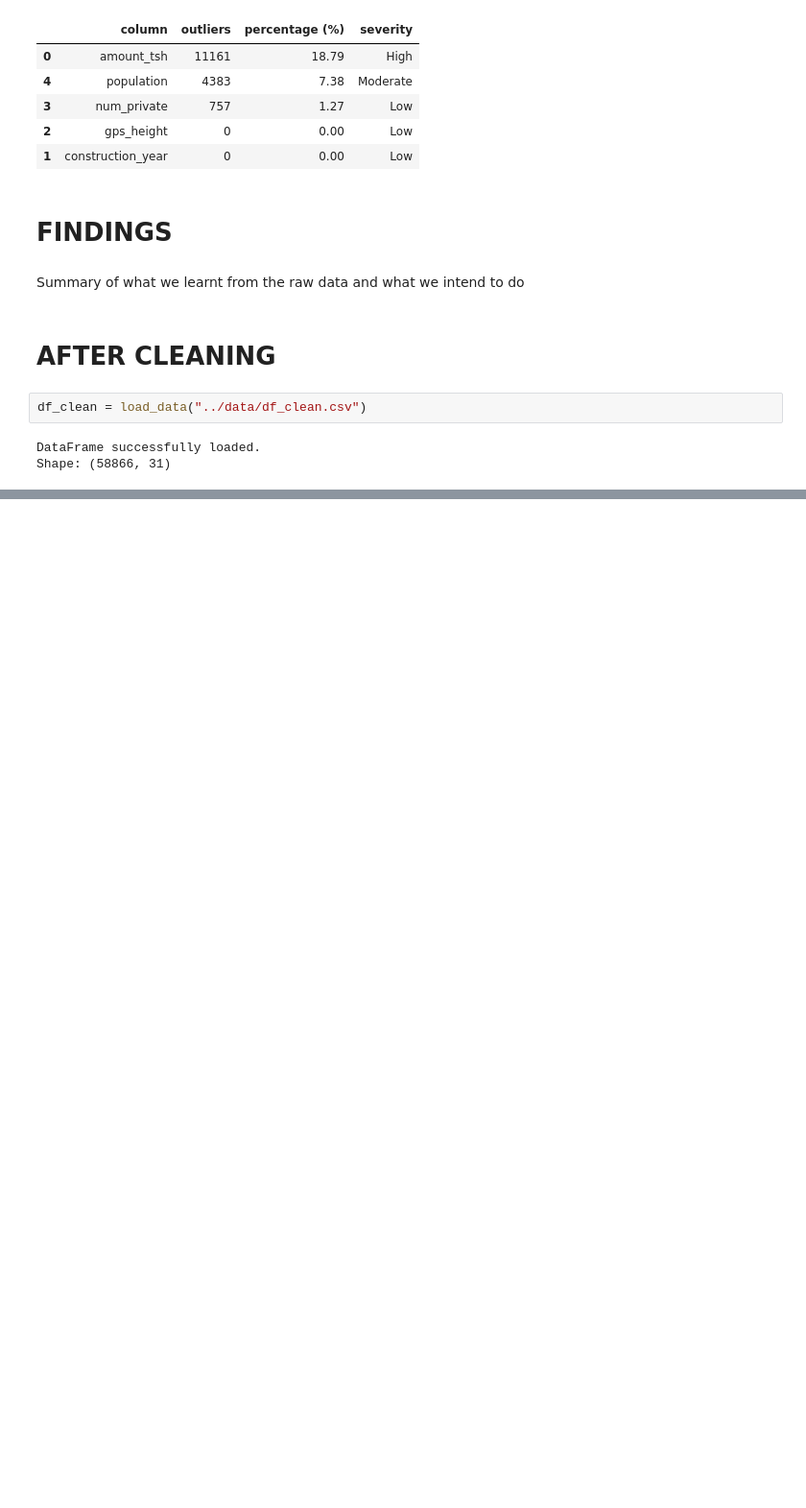
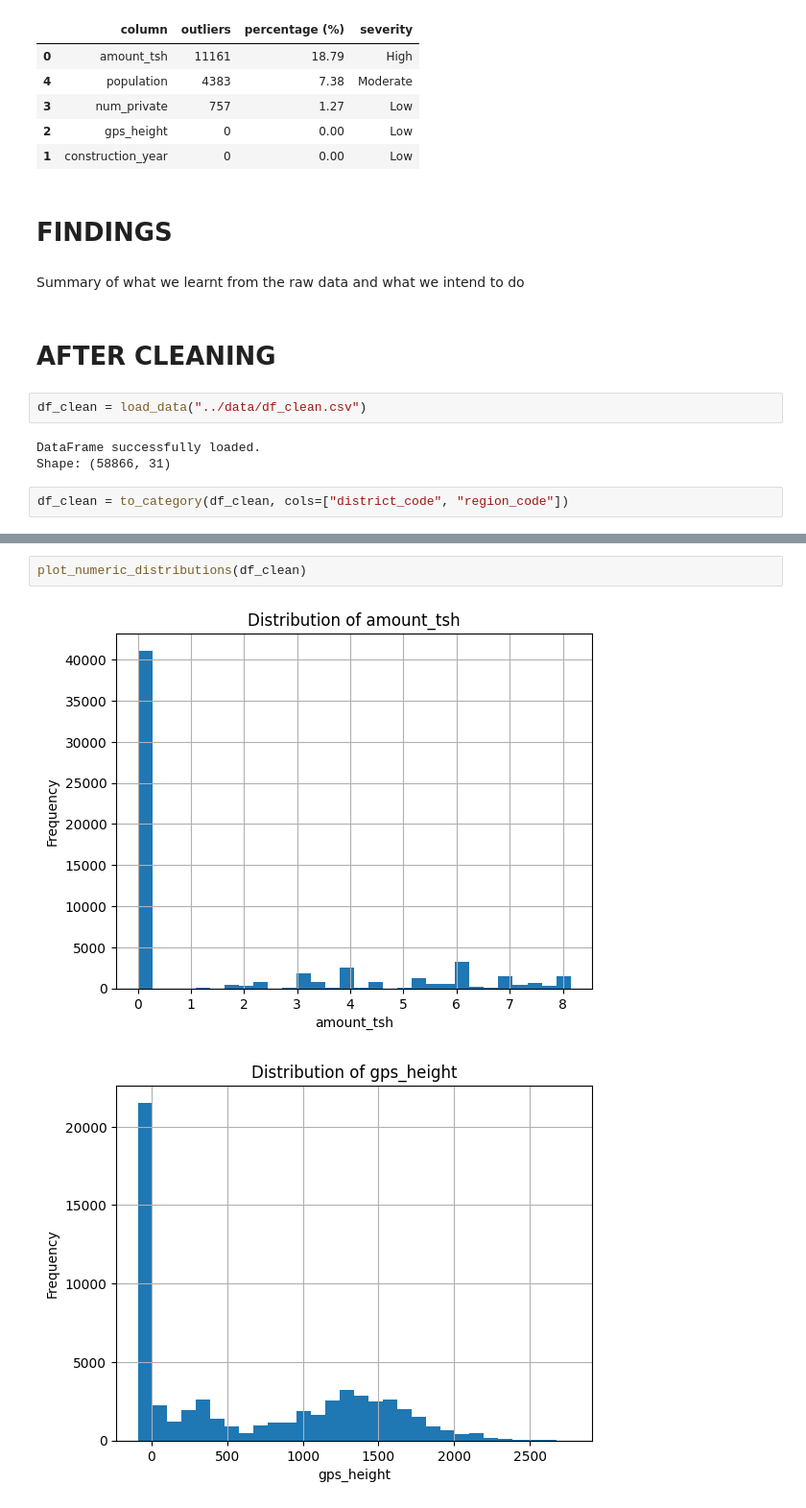
Before and after one commit to Emeriego/PumpHealth, a Jupyter notebook: notebooks/01_eda.ipynb, the cells around one changed output, grey strips where cells are left out. Shown at 96% size. Drawn from its saved outputs; the diff is of its cells as text; blank space fills up the shorter version.

```diff
--- a/notebooks/01_eda.ipynb
+++ b/notebooks/01_eda.ipynb
@@ -232,3 +264,5 @@ df_clean = load_data("../data/df_clean.csv")
 # %% [output]
 DataFrame successfully loaded.
 Shape: (58866, 31)
+# %%
+df_clean = to_category(df_clean, cols=["district_code", "region_code"])
@@ -234,0 +404,5 @@ Shape: (58866, 31)
+# %%
+plot_numeric_distributions(df_clean)
+# %% [output]
+[figure, added]
+[figure, added]
```
Also changed, not shown: parts of 20 cells of this notebook, 3 other files.
